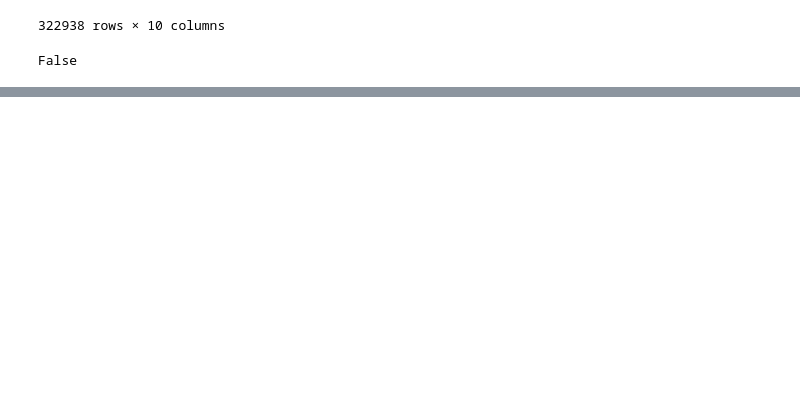
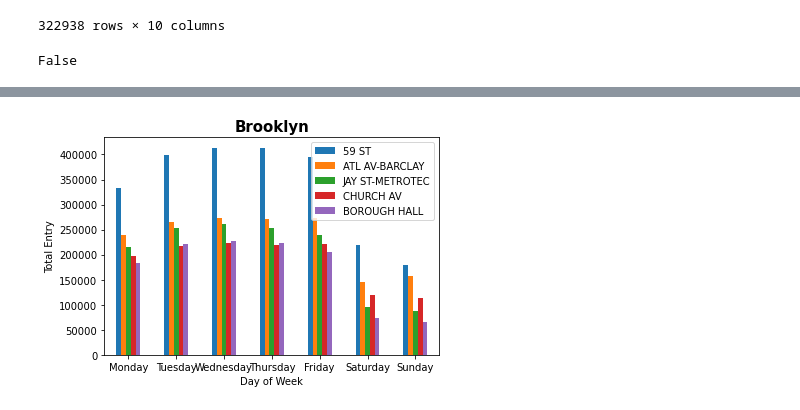
Before and after one commit to Dyllanjrusher/Maximizing_Gala_Attendance, a Jupyter notebook: project_1_MTA.ipynb, the cells around one changed output, grey strips where cells are left out. Drawn from its saved outputs; the diff is of its cells as text; code cells hidden in the pictures; blank space fills up the shorter version.

```diff
--- a/project_1_MTA.ipynb
+++ b/project_1_MTA.ipynb
@@ -350,0 +451,47 @@ False
+# %%
+filt8 = (turnstiles_daily['STATION'] == 'JAY ST-METROTEC')
+station_jay = turnstiles_daily[filt8]
+station_jay_day = station_jay.groupby(['STATION','DAY']).DAILY_ENTRIES.sum().reset_index()
+station_jay_list = []
+for elem in station_jay_day['DAILY_ENTRIES']:
+    station_jay_list.append(elem)
+# %%
+filt9 = (turnstiles_daily['STATION'] == 'CHURCH AV')
+station_church = turnstiles_daily[filt9]
+station_church_day = station_church.groupby(['STATION','DAY']).DAILY_ENTRIES.sum().reset_index()
+station_church_list = []
+for elem in station_church_day['DAILY_ENTRIES']:
+    station_church_list.append(elem)
+# %%
+filt10 = (turnstiles_daily['STATION'] == 'BOROUGH HALL')
+station_borough = turnstiles_daily[filt10]
+station_borough_day = station_borough.groupby(['STATION','DAY']).DAILY_ENTRIES.sum().reset_index()
+station_borough_list = []
+for elem in station_borough_day['DAILY_ENTRIES']:
+    station_borough_list.append(elem)
+# %%
+plotdata2 = pd.DataFrame({
+    "59 ST":station_59_list,
+    "ATL AV-BARCLAY":station_atl_list,
+    "JAY ST-METROTEC":station_jay_list,
+    "CHURCH AV":station_church_list,
+    "BOROUGH HALL":station_borough_list
+    },
+    index=["Monday", 'Tuesday', 'Wednesday', 'Thursday', 'Friday', 'Saturday', 'Sunday'])
+
+plotdata2.plot(kind="bar")
+plt.xticks(fontsize=10, rotation='horizontal')
+plt.yticks(fontsize=10)
+plt.xlabel('Day of Week', fontsize=10)
+plt.ylabel('Total Entry', fontsize=10)
+plt.title('Brooklyn',fontsize=15,weight='bold');
+
+
+# brooklyn
+# 1. 59 ST
+# 2. ATL AV-BARCLAY
+# 3. JAY ST-METROTEC
+# 4. CHURCH AV
+# 5. BOROUGH HALL
+# %% [output]
+[figure, added]
```
Also changed, not shown: parts of 11 cells of this notebook.
